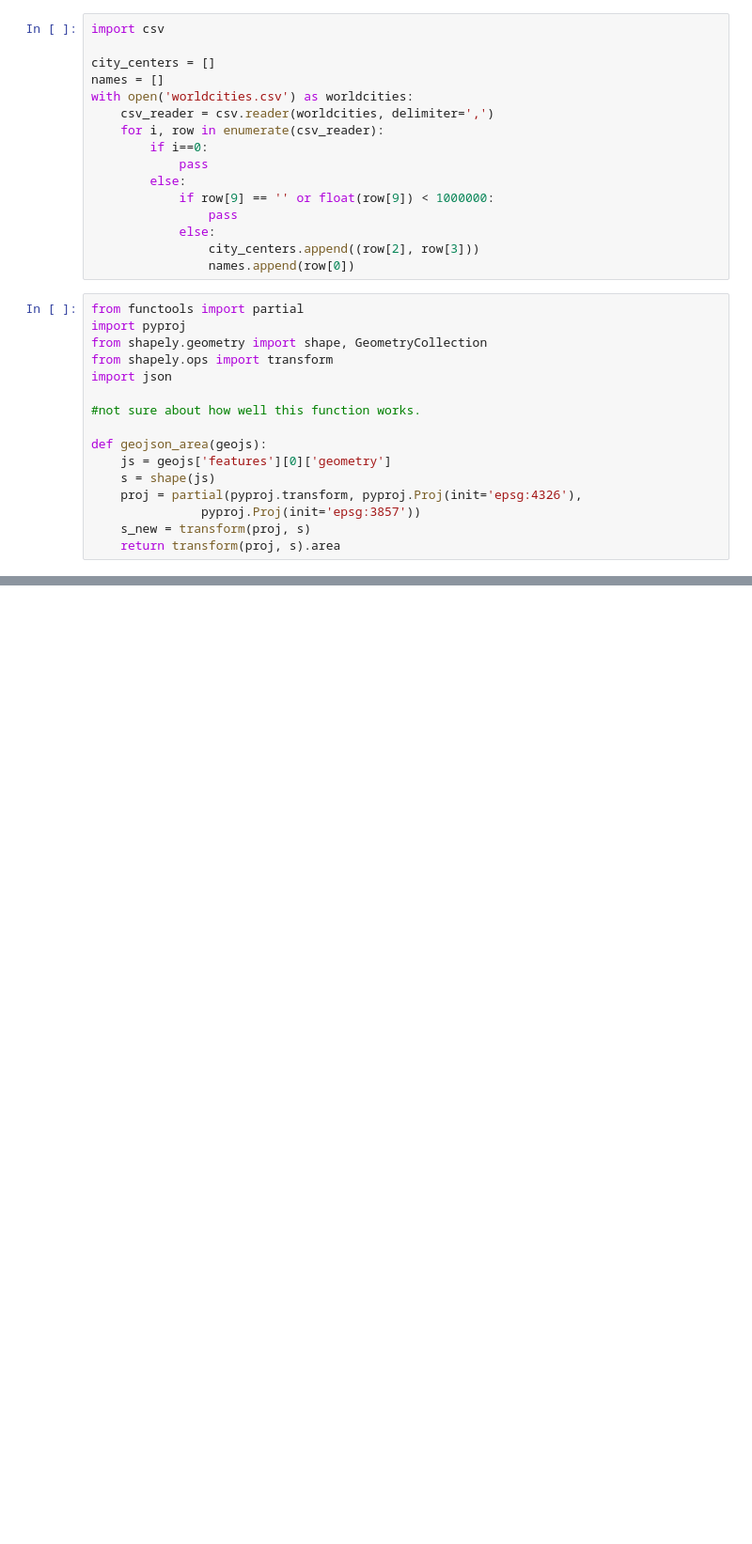
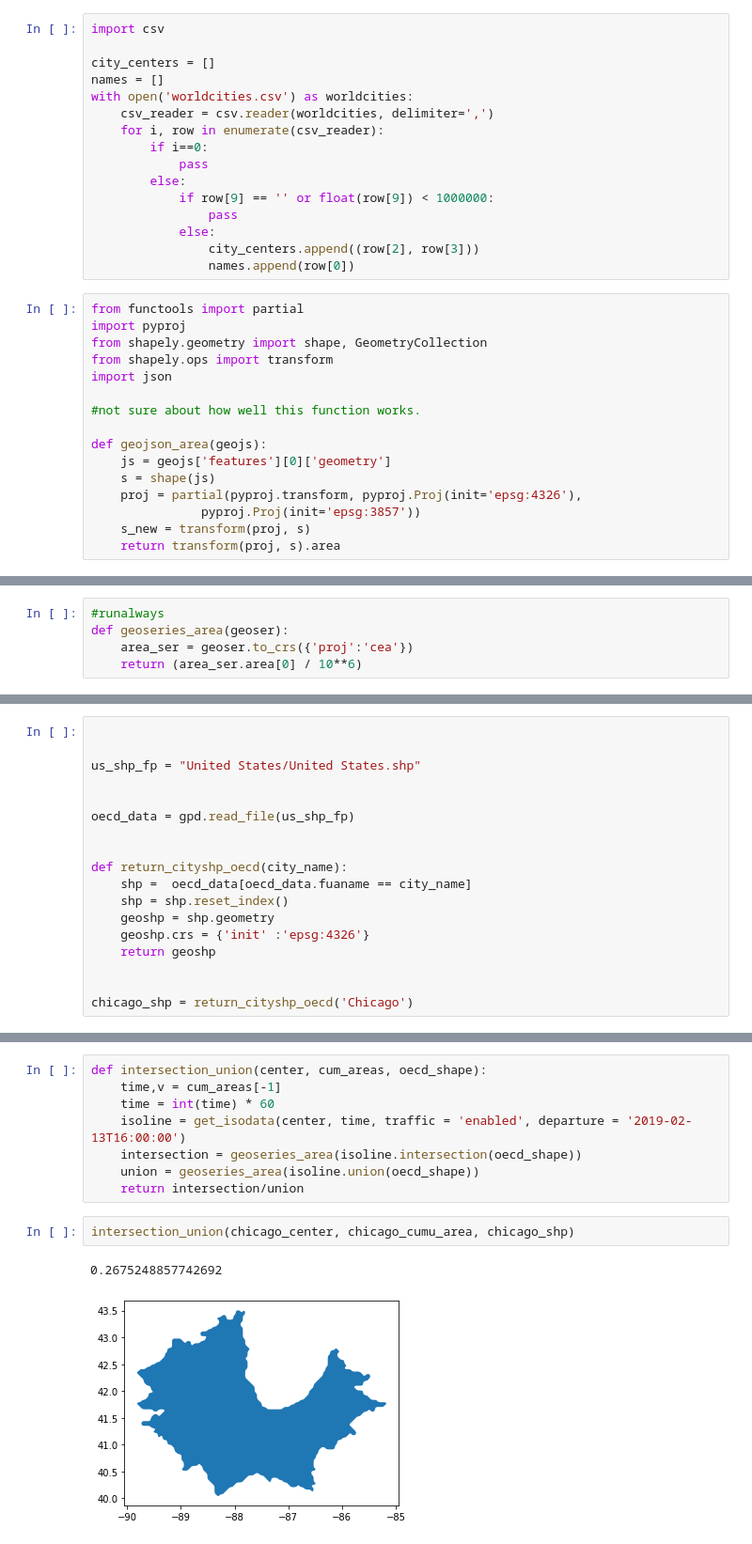
Before and after one commit to mansueto-institute/urban-isolines, a Jupyter notebook: City Dileniations.ipynb, the cells around one changed output, grey strips where cells are left out. Shown at 94% size. Cells and saved outputs as stored; diff of their text form; blank space fills up the shorter version.

```diff
--- a/City Dileniations.ipynb
+++ b/City Dileniations.ipynb
@@ -125,0 +140,5 @@ geojson_area(locsabad)
+# %%
+#runalways
+def geoseries_area(geoser):
+    area_ser = geoser.to_crs({'proj':'cea'})
+    return (area_ser.area[0] / 10**6)
@@ -125,0 +147,18 @@ geojson_area(locsabad)
+# %%
+
+
+us_shp_fp = "United States/United States.shp"
+
+
+oecd_data = gpd.read_file(us_shp_fp)
+
+
+def return_cityshp_oecd(city_name):
+    shp =  oecd_data[oecd_data.fuaname == city_name]
+    shp = shp.reset_index()
+    geoshp = shp.geometry
+    geoshp.crs = {'init' :'epsg:4326'}
+    return geoshp
+
+
+chicago_shp = return_cityshp_oecd('Chicago')
@@ -125,0 +279,13 @@ geojson_area(locsabad)
+# %%
+def intersection_union(center, cum_areas, oecd_shape):
+    time,v = cum_areas[-1]
+    time = int(time) * 60
+    isoline = get_isodata(center, time, traffic = 'enabled', departure = '2019-02-13T16:00:00')
+    intersection = geoseries_area(isoline.intersection(oecd_shape))
+    union = geoseries_area(isoline.union(oecd_shape))
+    return intersection/union
+# %%
+intersection_union(chicago_center, chicago_cumu_area, chicago_shp)
+# %% [output]
+0.2675248857742692
+[figure, added]
```
Also changed, not shown: parts of 60 cells of this notebook.
